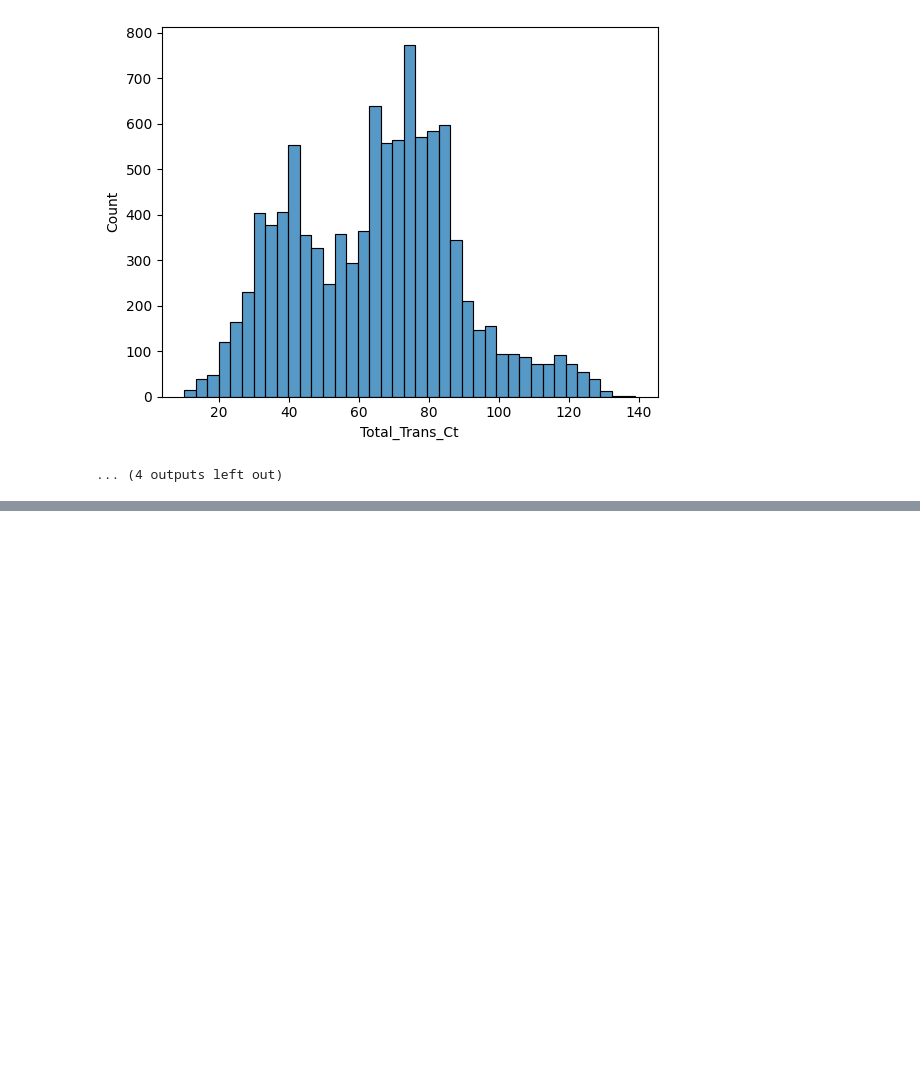
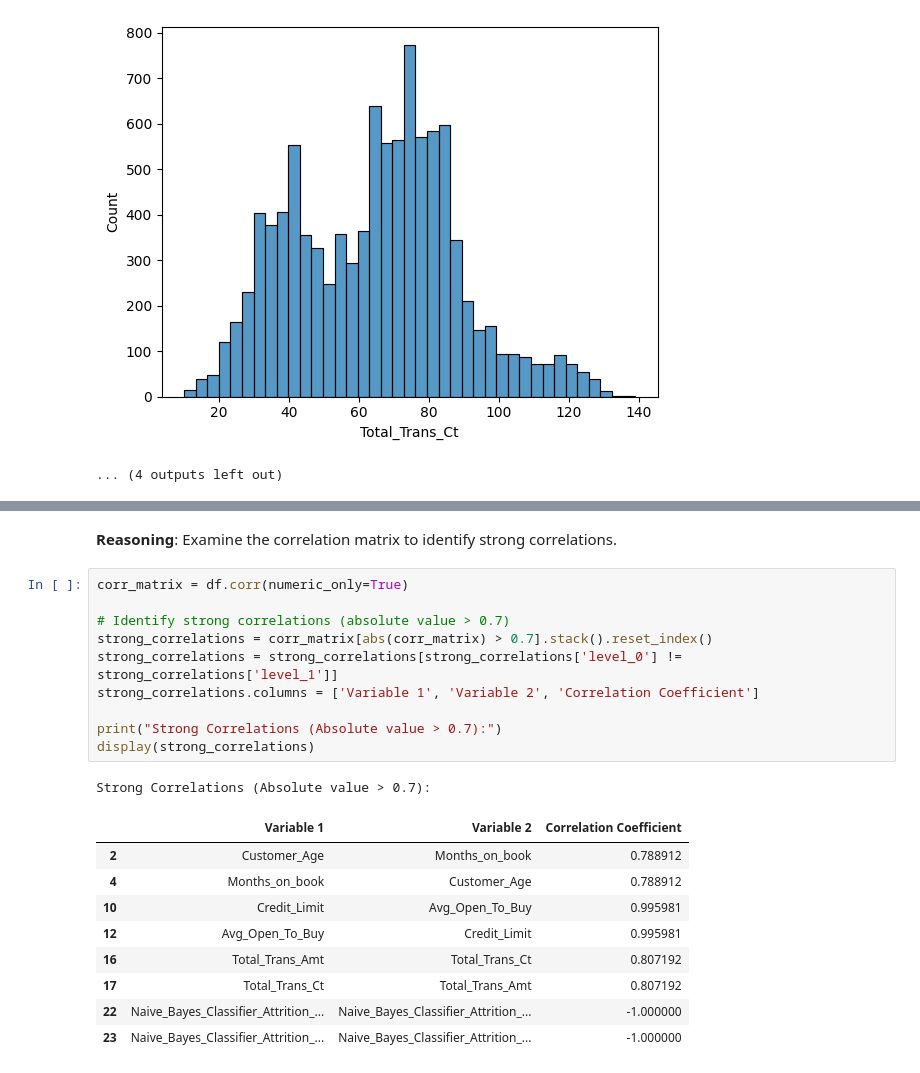
Before and after one commit to Grace-1420/BankChurners, a Jupyter notebook: BankChurners.ipynb, the cells around one changed output, grey strips where cells are left out. Cells and saved outputs as stored; diff of their text form; blank space fills up the shorter version.

```diff
--- a/BankChurners.ipynb
+++ b/BankChurners.ipynb
@@ -171,0 +260,24 @@ for i in numeric_columns:
+# %% [markdown]
+**Reasoning**:
+Examine the correlation matrix to identify strong correlations.
+# %%
+corr_matrix = df.corr(numeric_only=True)
+
+# Identify strong correlations (absolute value > 0.7)
+strong_correlations = corr_matrix[abs(corr_matrix) > 0.7].stack().reset_index()
+strong_correlations = strong_correlations[strong_correlations['level_0'] != strong_correlations['level_1']]
+strong_correlations.columns = ['Variable 1', 'Variable 2', 'Correlation Coefficient']
+
+print("Strong Correlations (Absolute value > 0.7):")
+display(strong_correlations)
+# %% [output]
+Strong Correlations (Absolute value > 0.7):
+|  | Variable 1 | Variable 2 | Correlation Coefficient |
+| 2 | Customer_Age | Months_on_book | 0.788912 |
+| 4 | Months_on_book | Customer_Age | 0.788912 |
+| 10 | Credit_Limit | Avg_Open_To_Buy | 0.995981 |
+| 12 | Avg_Open_To_Buy | Credit_Limit | 0.995981 |
+| 16 | Total_Trans_Amt | Total_Trans_Ct | 0.807192 |
+| 17 | Total_Trans_Ct | Total_Trans_Amt | 0.807192 |
+| 22 | Naive_Bayes_Classifier_Attrition_... | Naive_Bayes_Classifier_Attrition_... | -1.000000 |
+| 23 | Naive_Bayes_Classifier_Attrition_... | Naive_Bayes_Classifier_Attrition_... | -1.000000 |
```
Also changed, not shown: parts of 17 cells of this notebook.
